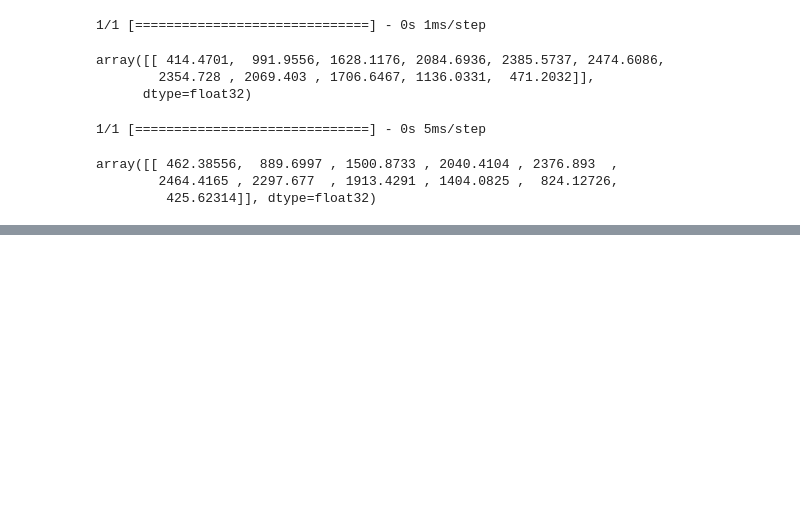
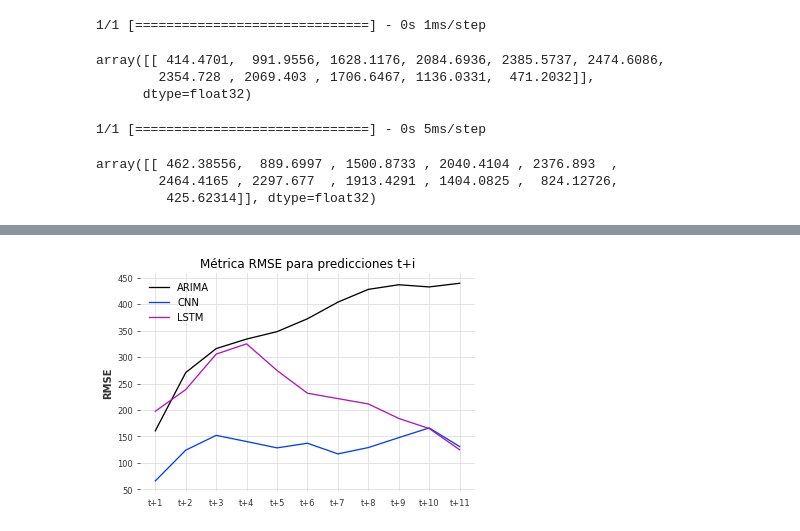
Before and after one commit to Leinadh/PV-Forecasting, a Jupyter notebook: entrenamiento_y_comparacion.ipynb, the cells around one changed output, grey strips where cells are left out. Cells and saved outputs as stored; diff of their text form; code cells hidden in the pictures; blank space fills up the shorter version.

```diff
--- a/entrenamiento_y_comparacion.ipynb
+++ b/entrenamiento_y_comparacion.ipynb
@@ -1312,0 +1356,9 @@ array([[ 462.38556,  889.6997 , 1500.8733 , 2040.4104 , 2376.893  ,
+# %%
+plt.title('Métrica RMSE para predicciones t+i')
+plt.ylabel('RMSE')
+for ls_metric_t in ls_rmse[:-1]:
+    plt.plot([f't+{i}' for i in range(1,n_pred+1)],ls_metric_t)
+plt.legend(nombres_modelos[:-1])
+plt.show()
+# %% [output]
+[figure, added]
```
Also changed, not shown: parts of 11 cells of this notebook.
